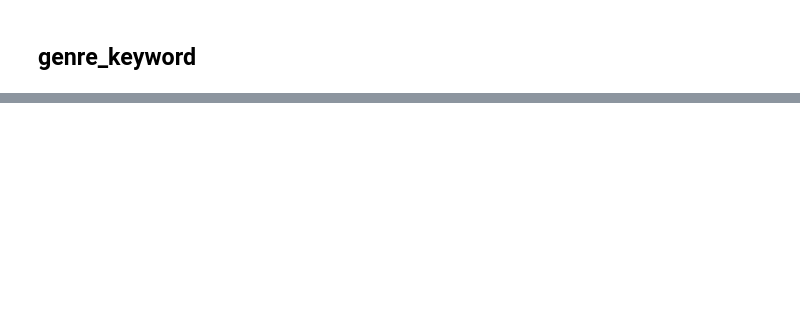
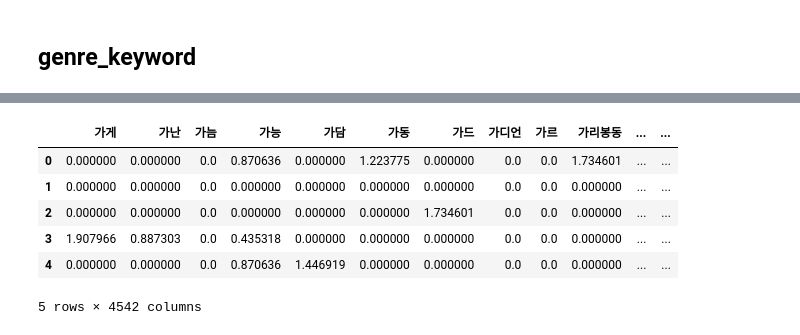
Before and after one commit to RYUJINSIK/nagazima, a Jupyter notebook: create_df.ipynb, the cells around one changed output, grey strips where cells are left out. Drawn from its saved outputs; the diff is of its cells as text; code cells hidden in the pictures; blank space fills up the shorter version.

```diff
--- a/create_df.ipynb
+++ b/create_df.ipynb
@@ -148,0 +250,8 @@ df_left_join[['genre_id','keyword']].to_csv(current_dir + '/data/genre_keyword_s
+# %%
+result = []
+for j in range(len(vocab)):
+    t = vocab[j]
+    result.append(idf(t))
+
+idf_ = pd.DataFrame(result, index=vocab, columns=["IDF"])
+idf_.head()
@@ -148,0 +265,19 @@ df_left_join[['genre_id','keyword']].to_csv(current_dir + '/data/genre_keyword_s
+# %%
+result = []
+for i in range(N):
+  result.append([])
+  d = kor_tokens[i]
+  for j in range(len(vocab)):
+    t = vocab[j]
+    result[-1].append(tfidf(t,d))
+
+tfidf_ = pd.DataFrame(result, columns = vocab)
+tfidf_.head()
+# %% [output]
+|  | 가게 | 가난 | 가늠 | 가능 | 가담 | 가동 | 가드 | 가디언 | 가르 | 가리봉동 | ... | ... |
+| 0 | 0.000000 | 0.000000 | 0.0 | 0.870636 | 0.000000 | 1.223775 | 0.000000 | 0.0 | 0.0 | 1.734601 | ... | ... |
+| 1 | 0.000000 | 0.000000 | 0.0 | 0.000000 | 0.000000 | 0.000000 | 0.000000 | 0.0 | 0.0 | 0.000000 | ... | ... |
+| 2 | 0.000000 | 0.000000 | 0.0 | 0.000000 | 0.000000 | 0.000000 | 1.734601 | 0.0 | 0.0 | 0.000000 | ... | ... |
+| 3 | 1.907966 | 0.887303 | 0.0 | 0.435318 | 0.000000 | 0.000000 | 0.000000 | 0.0 | 0.0 | 0.000000 | ... | ... |
+| 4 | 0.000000 | 0.000000 | 0.0 | 0.870636 | 1.446919 | 0.000000 | 0.000000 | 0.0 | 0.0 | 0.000000 | ... | ... |
+5 rows × 4542 columns
```
Also changed, not shown: parts of 47 cells of this notebook, 1 other file.
